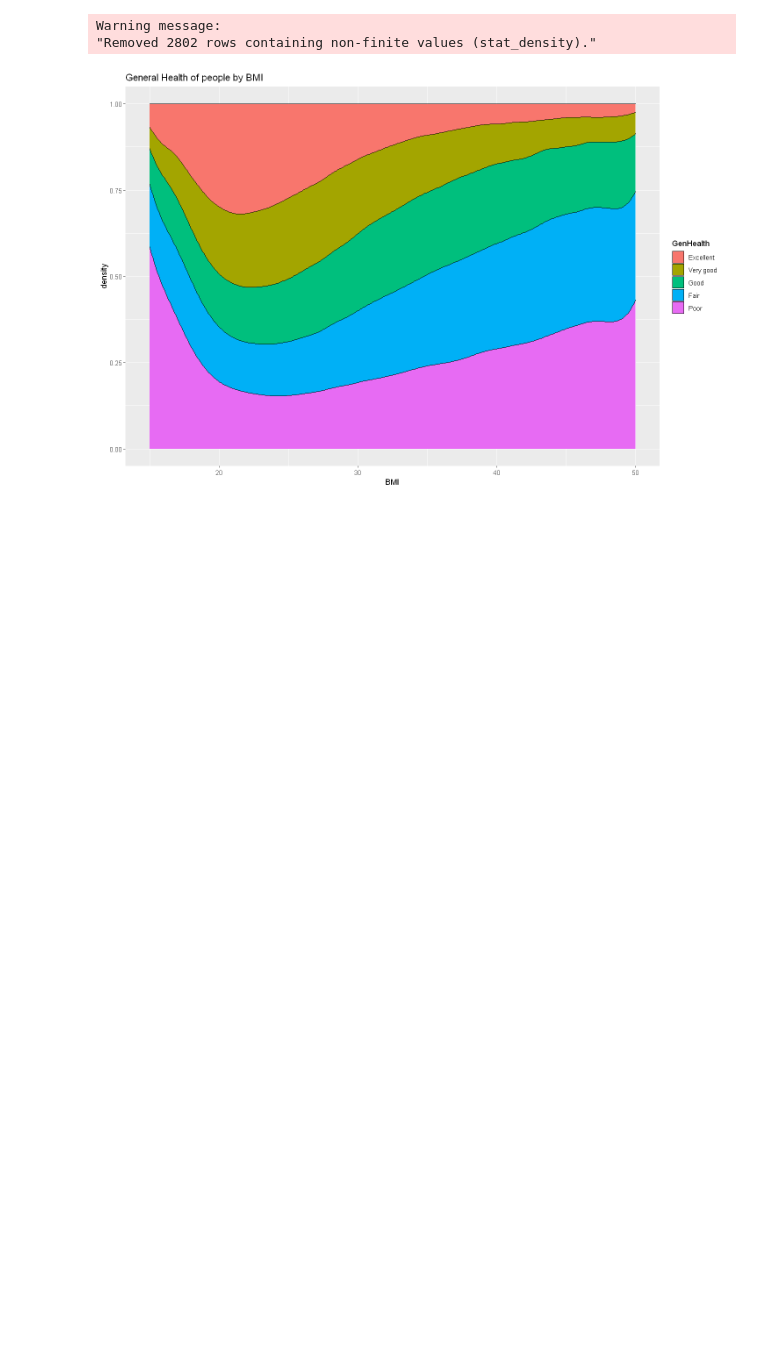
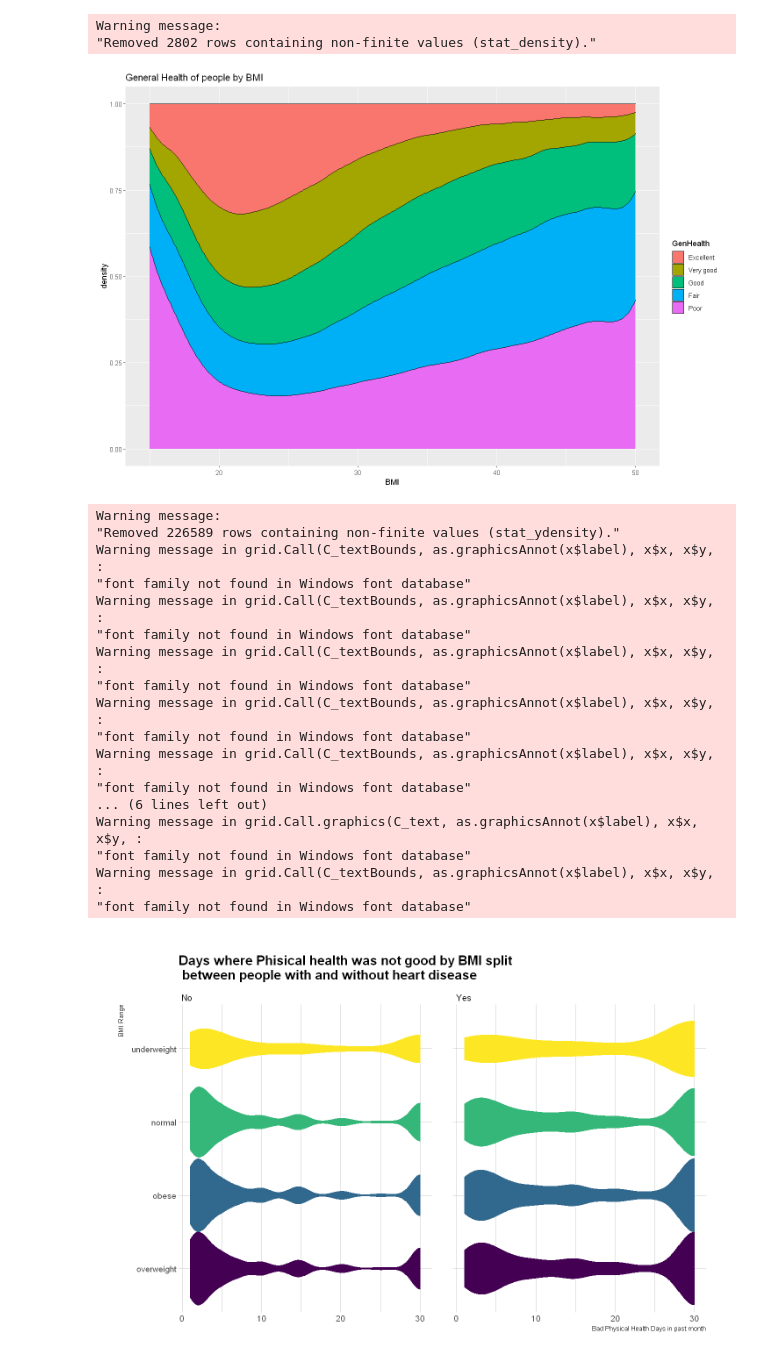
Before and after one commit to Meapy/Visualizing-data, a Jupyter notebook: Assignment/main.ipynb, the cells around one changed output. Saved outputs shown, nothing was run; the diff lists cells and outputs as text; code cells hidden in the pictures; blank space fills up the shorter version.

```diff
--- a/Assignment/main.ipynb
+++ b/Assignment/main.ipynb
@@ -168,3 +182,41 @@ ggplot(heart,aes(x=BMI, group = GenHealth, fill = GenHealth)) +
 Warning message:
 "Removed 2802 rows containing non-finite values (stat_density)."
 [figure]
+# %%
+# Plot
+#convert SleepTime to int
+heart$SleepTime <- as.numeric(heart$SleepTime)
+p <-
+  ggplot( heart, aes(x=BMI_range, y=PhysicalHealth, fill=BMI_range, color=BMI_range)) +
+    geom_violin(width=1, size=0.1) +
+    scale_fill_viridis(discrete=TRUE) +
+    scale_color_viridis(discrete=TRUE) +
+    ylim(1,30) +
+    facet_wrap(~HeartDisease) +
+    theme_ipsum() +
+    theme(legend.position="none") +
+    coord_flip() + # This switch X and Y axis and allows to get the horizontal version
+    xlab("BMI Range") +
+    ylab("Bad Physical Health Days in past month") +
+    ggtitle("Days where Phisical health was not good by BMI split \n between people with and without heart disease")
+
+p
+# %% [output]
+Warning message:
+"Removed 226589 rows containing non-finite values (stat_ydensity)."
+Warning message in grid.Call(C_textBounds, as.graphicsAnnot(x$label), x$x, x$y, :
+"font family not found in Windows font database"
+Warning message in grid.Call(C_textBounds, as.graphicsAnnot(x$label), x$x, x$y, :
+"font family not found in Windows font database"
+Warning message in grid.Call(C_textBounds, as.graphicsAnnot(x$label), x$x, x$y, :
+"font family not found in Windows font database"
+Warning message in grid.Call(C_textBounds, as.graphicsAnnot(x$label), x$x, x$y, :
+"font family not found in Windows font database"
+Warning message in grid.Call(C_textBounds, as.graphicsAnnot(x$label), x$x, x$y, :
+"font family not found in Windows font database"
+... (6 lines left out)
+Warning message in grid.Call.graphics(C_text, as.graphicsAnnot(x$label), x$x, x$y, :
+"font family not found in Windows font database"
+Warning message in grid.Call(C_textBounds, as.graphicsAnnot(x$label), x$x, x$y, :
+"font family not found in Windows font database"
+[figure, added]
```
Also changed, not shown: parts of 5 cells of this notebook.
